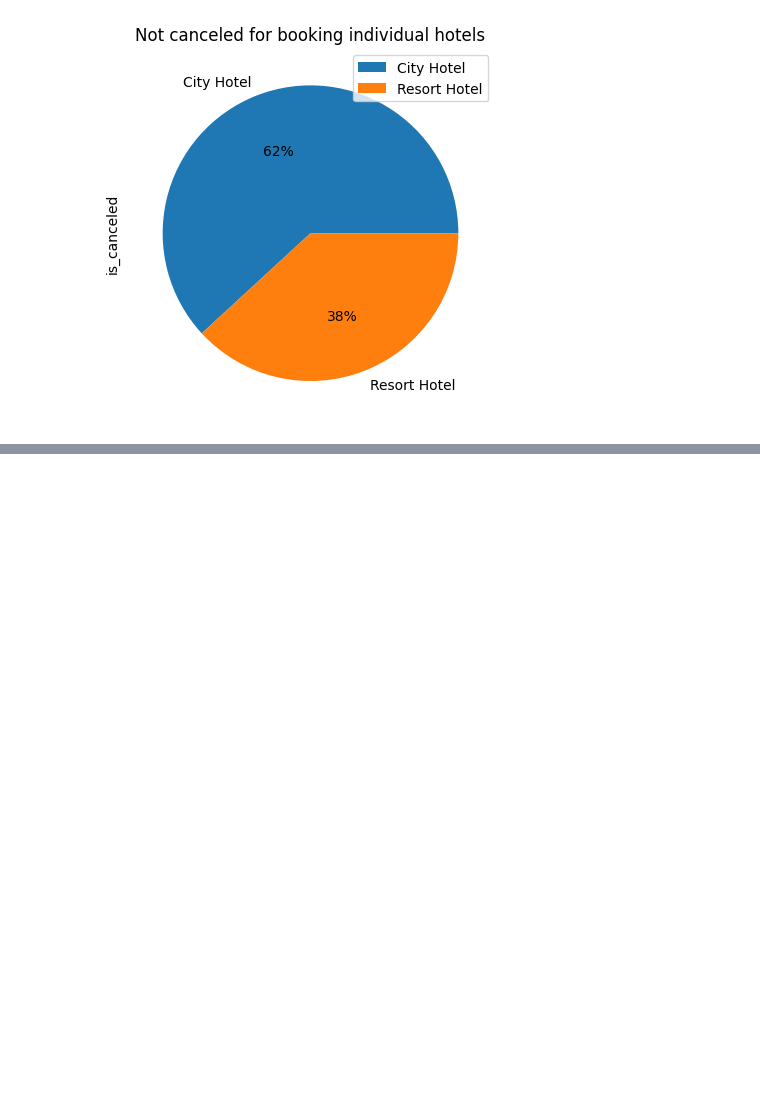
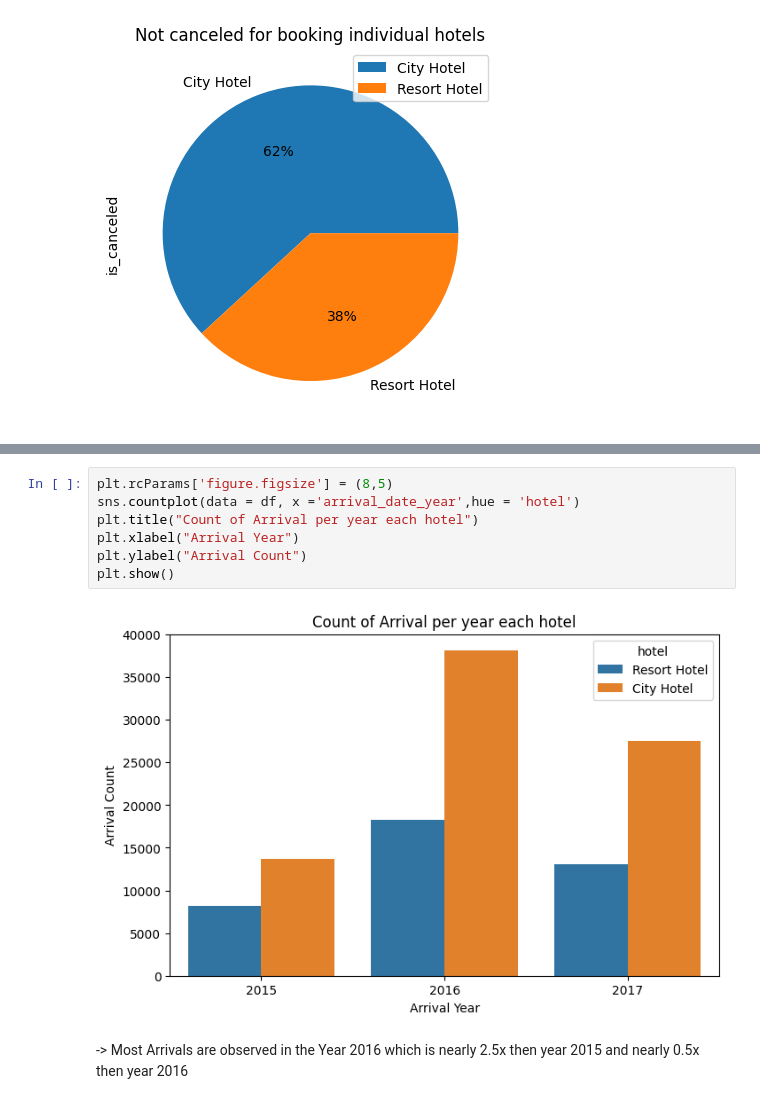
Before and after one commit to kumrathod/Edahotelbookings, a Jupyter notebook: Welcome_To_Colaboratory.ipynb, the cells around one changed output, grey strips where cells are left out. Cells and saved outputs as stored; diff of their text form; blank space fills up the shorter version.

```diff
--- a/Welcome_To_Colaboratory.ipynb
+++ b/Welcome_To_Colaboratory.ipynb
@@ -194,0 +206,11 @@ Text(0.5, 1.0, 'Not canceled for booking individual hotels')
+# %%
+plt.rcParams['figure.figsize'] = (8,5)
+sns.countplot(data = df, x ='arrival_date_year',hue = 'hotel')
+plt.title("Count of Arrival per year each hotel")
+plt.xlabel("Arrival Year")
+plt.ylabel("Arrival Count")
+plt.show()
+# %% [output]
+[figure, added]
+# %% [markdown]
+-> Most Arrivals are observed in the Year 2016 which is nearly 2.5x then year 2015 and nearly 0.5x then year 2016
```
Also changed, not shown: parts of 2 cells of this notebook.
